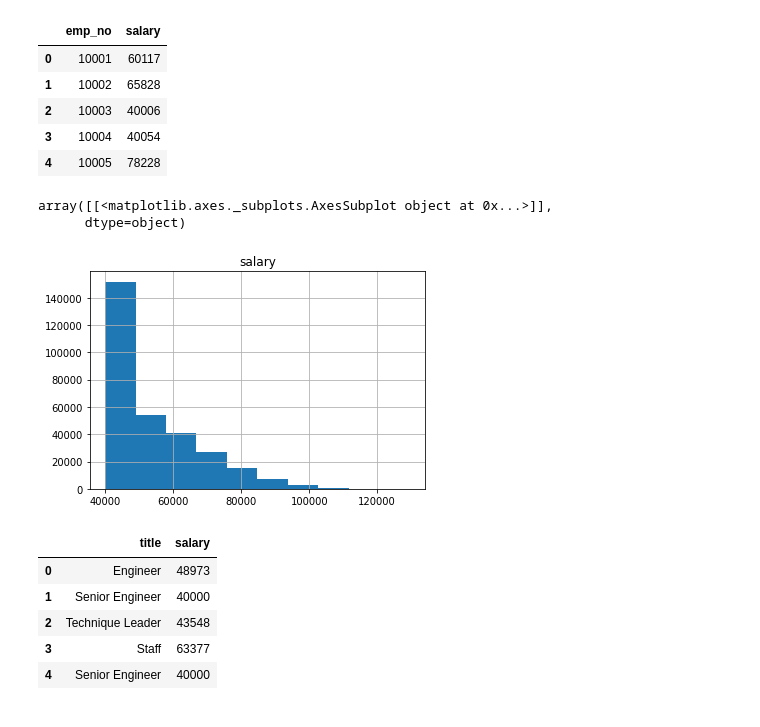
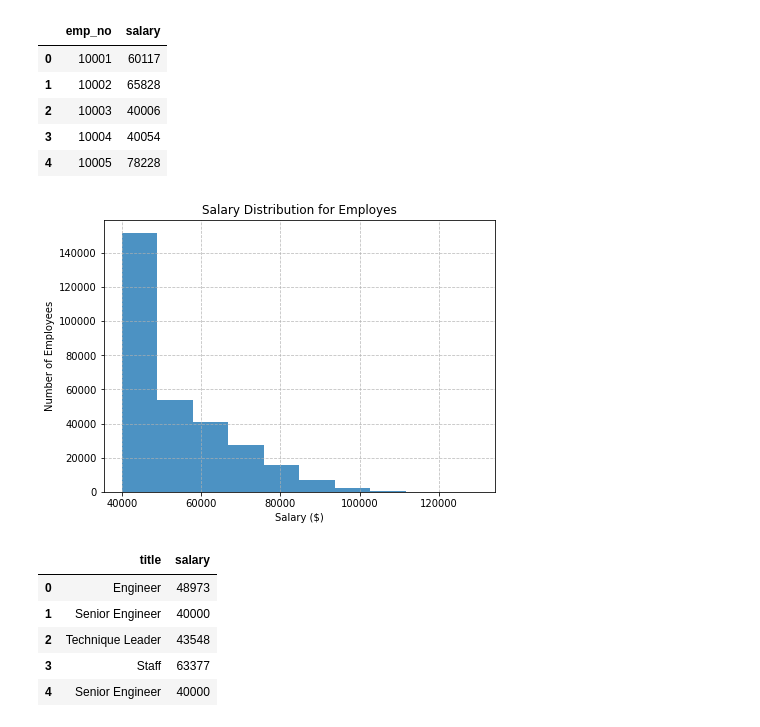
Before and after one commit to msadowski20/sql-challenge, a Jupyter notebook: EmployeeSQL/EmployeeSQL_bonus.ipynb, the cells around one changed output. Saved outputs shown, nothing was run; the diff lists cells and outputs as text; code cells hidden in the pictures.

```diff
--- a/EmployeeSQL/EmployeeSQL_bonus.ipynb
+++ b/EmployeeSQL/EmployeeSQL_bonus.ipynb
@@ -23,12 +23,15 @@ salaries.head()
 | 2 | 10003 | 40006 |
 | 3 | 10004 | 40054 |
 | 4 | 10005 | 78228 |
-# %%
-salaries.hist(column='salary')
-# %% [output]
-array([[<matplotlib.axes._subplots.AxesSubplot object at 0x...>]],
-      dtype=object)
-[figure, removed]
+# %%
+plot = salaries.hist(column='salary',figsize=(7,5), alpha=0.8)
+plt.title("Salary Distribution for Employes")
+plt.xlabel("Salary ($)")
+plt.ylabel("Number of Employees")
+plt.grid(linestyle='--', alpha=0.8)
+plt.savefig("Images/salary_employee.png")
+# %% [output]
+[figure, added]
 # %%
 titles = pd.read_sql("SELECT t.title, s.salary FROM employees AS e\
                      INNER JOIN salaries AS s ON e.emp_no=s.emp_no\
```
Also changed, not shown: parts of 1 cell of this notebook, 3 other files.
